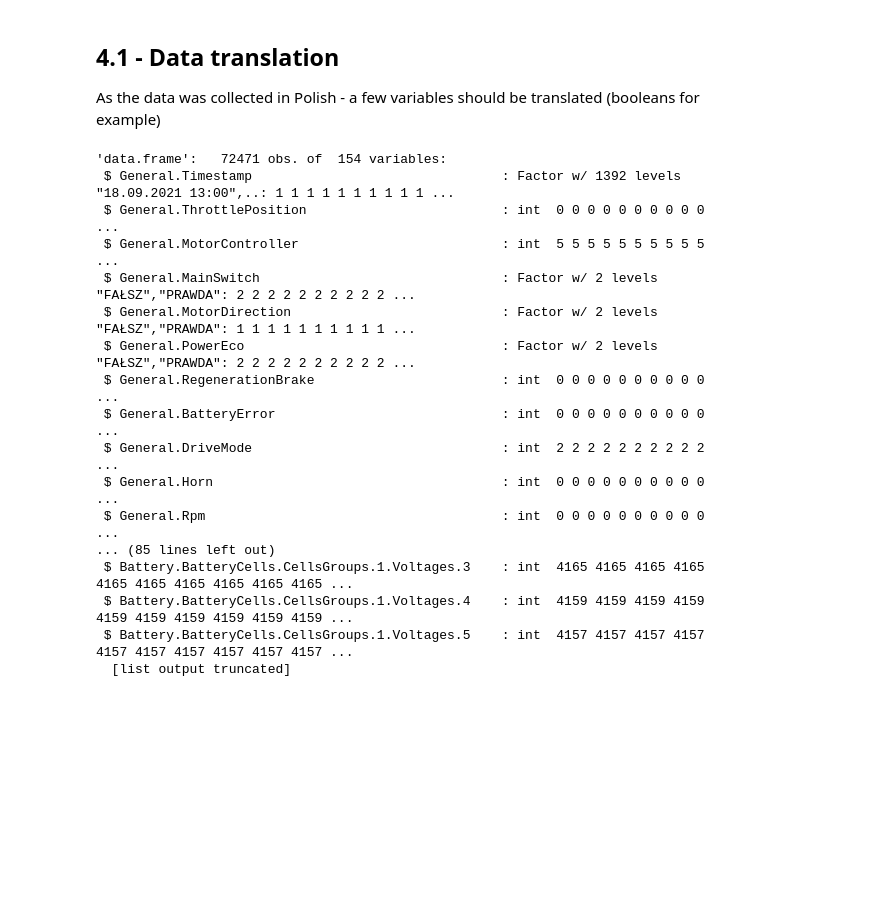
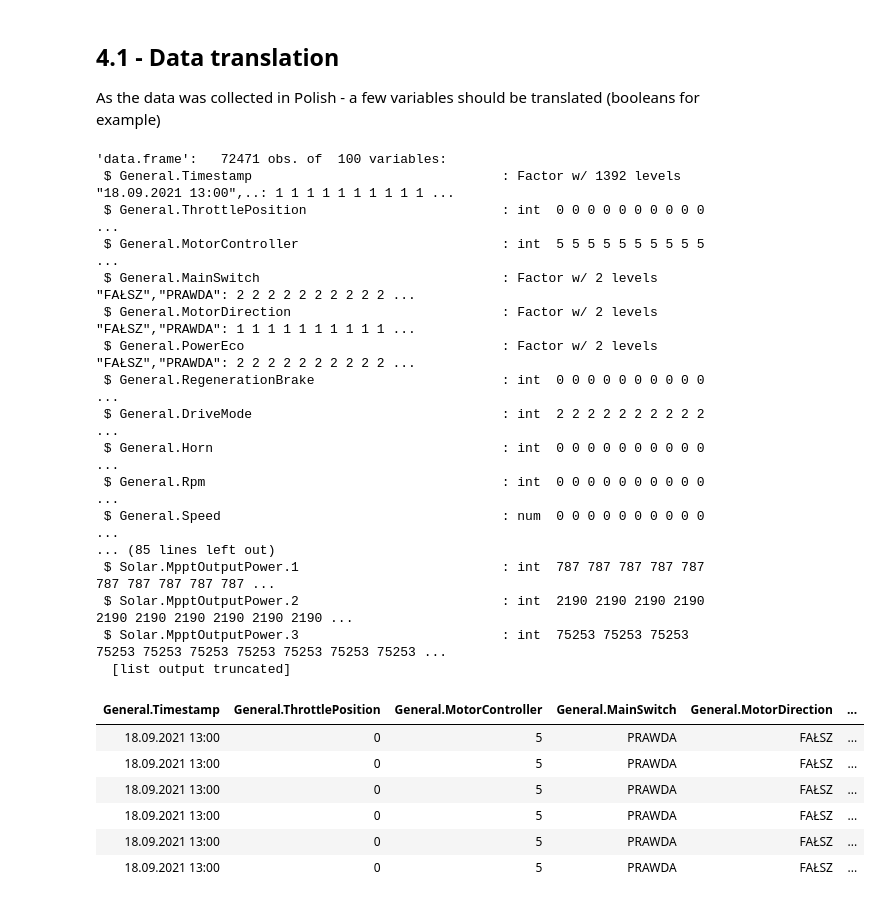
Before and after one commit to adamKuzanski/DATA_SCIENCE_PROJECT, a Jupyter notebook: EagleTwoDataAnalysis.ipynb, the cells around one changed output. Cells and saved outputs as stored; diff of their text form; code cells hidden in the pictures; blank space fills up the shorter version.

Commit message:
Perform data clening of unnecesary columns and map polish booleans to booleans

```diff
--- a/EagleTwoDataAnalysis.ipynb
+++ b/EagleTwoDataAnalysis.ipynb
@@ -82,6 +83,15 @@ race_2021_clean_df = race_2021_clean_df[,!grepl("^Tires",names(race_2021_clean_d
 
 # Drop GPS data (due to failure during 18-19 September ONLY)
 race_2021_clean_df = race_2021_clean_df[,!grepl("^Gps",names(race_2021_clean_df))]
+
+# Drop columns with warnings - as they are based on numerical values received in the data
+race_2021_clean_df = race_2021_clean_df[,!grepl("^Battery.Warnings",names(race_2021_clean_df))]
+
+# Drop columns with errors - as they are based on numerical values received in the data
+race_2021_clean_df = race_2021_clean_df[,!grepl("^Battery.Errors",names(race_2021_clean_df))]
+
+# Drop columns with lights - as they does not influence the final result due to negligible power impact
+race_2021_clean_df = race_2021_clean_df[,!grepl("^Lights",names(race_2021_clean_df))]
 
 # Other columns containing misleading / failed information
 cols_to_drop <- c(
@@ -98,6 +108,7 @@ cols_to_drop <- c(
     "General.Temperatures.2",        # Not implemented
     "General.Temperatures.3",        # Not implemented
     "General.SolarRadiance",         # Not implemented
+    "General.BatteryError",          # Not implemented
     "LeftEngine",                    # Not implemented
     "RightEngine",                   # Not implemented
     "Solar.MpptPcbTemperature.0",    # Not implemented
@@ -130,7 +141,7 @@ As the data was collected in Polish - a few variables should be translated (bool
 # %%
 str(race_2021_clean_df)
 # %% [output]
-'data.frame':   72471 obs. of  154 variables:
+'data.frame':   72471 obs. of  100 variables:
  $ General.Timestamp                                : Factor w/ 1392 levels "18.09.2021 13:00",..: 1 1 1 1 1 1 1 1 1 1 ...
  $ General.ThrottlePosition                         : int  0 0 0 0 0 0 0 0 0 0 ...
  $ General.MotorController                          : int  5 5 5 5 5 5 5 5 5 5 ...
@@ -138,22 +149,22 @@ str(race_2021_clean_df)
  $ General.MotorDirection                           : Factor w/ 2 levels "FAŁSZ","PRAWDA": 1 1 1 1 1 1 1 1 1 1 ...
  $ General.PowerEco                                 : Factor w/ 2 levels "FAŁSZ","PRAWDA": 2 2 2 2 2 2 2 2 2 2 ...
  $ General.RegenerationBrake                        : int  0 0 0 0 0 0 0 0 0 0 ...
- $ General.BatteryError                             : int  0 0 0 0 0 0 0 0 0 0 ...
  $ General.DriveMode                                : int  2 2 2 2 2 2 2 2 2 2 ...
  $ General.Horn                                     : int  0 0 0 0 0 0 0 0 0 0 ...
  $ General.Rpm                                      : int  0 0 0 0 0 0 0 0 0 0 ...
+ $ General.Speed                                    : num  0 0 0 0 0 0 0 0 0 0 ...
 ... (85 lines left out)
- $ Battery.BatteryCells.CellsGroups.1.Voltages.3    : int  4165 4165 4165 4165 4165 4165 4165 4165 4165 4165 ...
- $ Battery.BatteryCells.CellsGroups.1.Voltages.4    : int  4159 4159 4159 4159 4159 4159 4159 4159 4159 4159 ...
- $ Battery.BatteryCells.CellsGroups.1.Voltages.5    : int  4157 4157 4157 4157 4157 4157 4157 4157 4157 4157 ...
+ $ Solar.MpptOutputPower.1                          : int  787 787 787 787 787 787 787 787 787 787 ...
+ $ Solar.MpptOutputPower.2                          : int  2190 2190 2190 2190 2190 2190 2190 2190 2190 2190 ...
+ $ Solar.MpptOutputPower.3                          : int  75253 75253 75253 75253 75253 75253 75253 75253 75253 75253 ...
   [list output truncated]
-# %%
-from <- c("PRAWDA", "FAŁSZ")
-to <- c(TRUE, FALSE)
-
-for
-
-race_2021_clean_df$General.MainSwitch <- mapvalues(
-        race_2021_clean_df$General.MainSwitch,
-        from=from,
-        to=to)
+# %%
+head(race_2021_clean_df)
+# %% [output]
+| General.Timestamp | General.ThrottlePosition | General.MotorController | General.MainSwitch | General.MotorDirection | ... |
+| 18.09.2021 13:00 | 0 | 5 | PRAWDA | FAŁSZ | ... |
+| 18.09.2021 13:00 | 0 | 5 | PRAWDA | FAŁSZ | ... |
+| 18.09.2021 13:00 | 0 | 5 | PRAWDA | FAŁSZ | ... |
+| 18.09.2021 13:00 | 0 | 5 | PRAWDA | FAŁSZ | ... |
+| 18.09.2021 13:00 | 0 | 5 | PRAWDA | FAŁSZ | ... |
+| 18.09.2021 13:00 | 0 | 5 | PRAWDA | FAŁSZ | ... |
```
Also changed, not shown: parts of 10 cells of this notebook.
